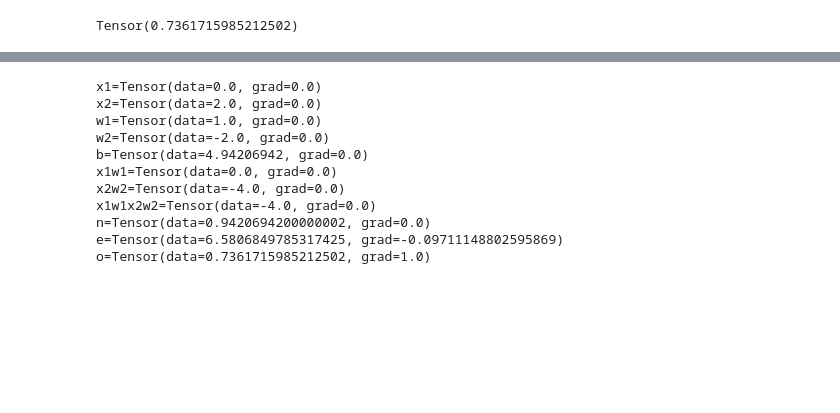
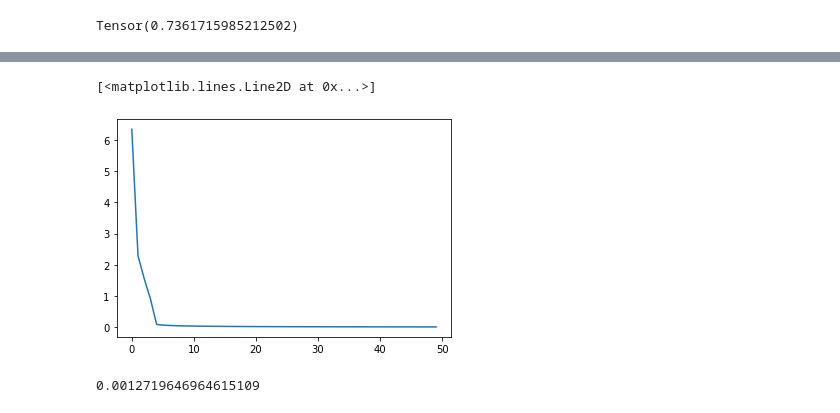
Before and after one commit to ubermenchh/chotagrad, a Jupyter notebook: chotagrad.ipynb, the cells around one changed output, grey strips where cells are left out. Cells and saved outputs as stored; diff of their text form; code cells hidden in the pictures; blank space fills up the shorter version.

```diff
--- a/chotagrad.ipynb
+++ b/chotagrad.ipynb
@@ -307,0 +403,2 @@ draw_dot(o)
+# %%
+loss = sum((yout - ytrue)**2 for ytrue, yout in zip(ys, y_pred))
@@ -307,0 +423,3 @@ draw_dot(o)
+# %%
+for p in n.params():
+    p.data += -0.01 * p.grad
@@ -310,16 +436,0 @@ from tensor import Tensor
-# %%
-x1 = Tensor(0.0)
-x2 = Tensor(2.0)
-
-w1 = Tensor(1.0)
-w2 = Tensor(-2.0)
-
-b = Tensor(4.942069420)
-
-x1w1 = x1*w1
-x2w2 = x2*w2
-x1w1x2w2 = x1w1 + x2w2
-
-n = x1w1x2w2 + b
-e = (2*n).exp()
-o = (e-1) / (e+1)
@@ -352,24 +437,29 @@ o.backward()
-# %%
-print(f"{x1=}")
-print(f"{x2=}")
-print(f"{w1=}")
-print(f"{w2=}")
-print(f"{b=}")
-print(f"{x1w1=}")
-print(f"{x2w2=}")
-print(f"{x1w1x2w2=}")
-print(f"{n=}")
-print(f"{e=}")
-print(f"{o=}")
-# %% [output]
-x1=Tensor(data=0.0, grad=0.0)
-x2=Tensor(data=2.0, grad=0.0)
-w1=Tensor(data=1.0, grad=0.0)
-w2=Tensor(data=-2.0, grad=0.0)
-b=Tensor(data=4.94206942, grad=0.0)
-x1w1=Tensor(data=0.0, grad=0.0)
-x2w2=Tensor(data=-4.0, grad=0.0)
-x1w1x2w2=Tensor(data=-4.0, grad=0.0)
-n=Tensor(data=0.9420694200000002, grad=0.0)
-e=Tensor(data=6.5806849785317425, grad=-0.09711148802595869)
-o=Tensor(data=0.7361715985212502, grad=1.0)
+# %%
+losses, accs = [], []
+# %%
+for k in (t:=trange(50)):
+
+    # FORWARD PASS
+    ypred = [n(x) for x in xs]
+    loss = sum((yout - ytrue)**2 for ytrue, yout in zip(ys, ypred))
+    losses.append(loss.data)
+
+    # BACKWARD PASS
+    for p in n.params():
+        p.grad = 0.0
+    loss.backward()
+
+    # UPDATE
+    for p in n.params():
+        p.data += -0.05 * p.grad
+
+    t.set_description(f'loss -- {loss.data}')
+
+plt.plot(losses)
+# %% [output]
+[<matplotlib.lines.Line2D at 0x...>]
+[figure, added]
+# %%
+loss.data
+# %% [output]
+0.0012719646964615109
```
Also changed, not shown: parts of 25 cells of this notebook.
